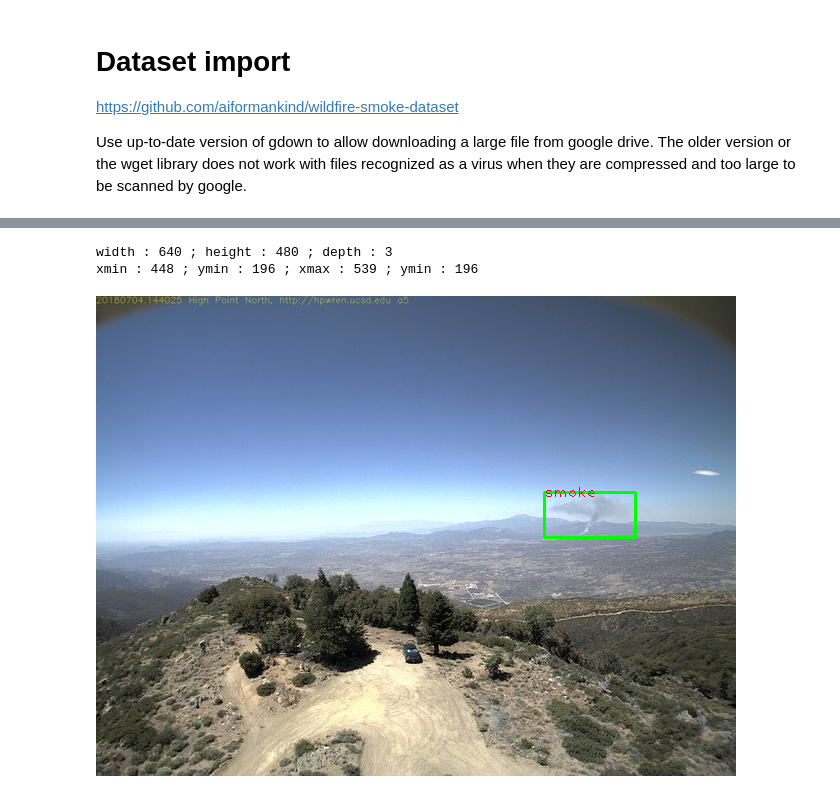
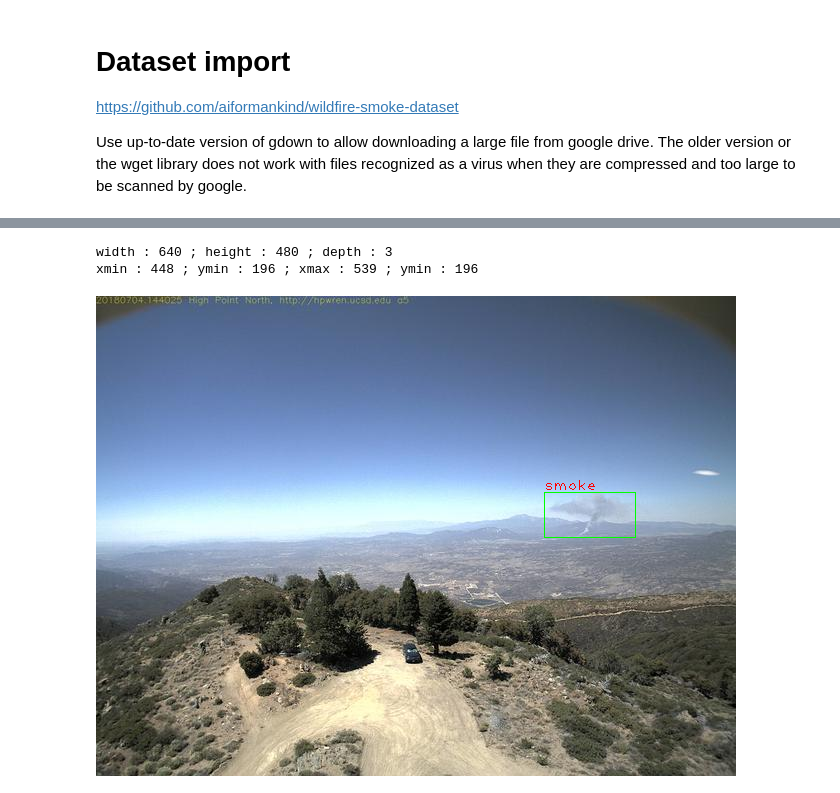
Before and after one commit to MorganPeju/inf8225_project, a Jupyter notebook: Projet_INF8225.ipynb, the cells around one changed output, grey strips where cells are left out. Cells and saved outputs as stored; diff of their text form; code cells hidden in the pictures.

```diff
--- a/Projet_INF8225.ipynb
+++ b/Projet_INF8225.ipynb
@@ -147,24 +179,46 @@ To: /content/smoke_datasets_V1.tar.gz
 # %%
-datasets_path = "datasets/annotated_bounding_box_hpwren"
-file_name = "ck0k99e6p79go0944lmxivkmv"
-img = cv2.imread(f"{datasets_path}/images/{file_name}.jpeg") # reads image
-# cv2_imshow(img)
-tree = etree.parse(f"{datasets_path}/xmls/{file_name}.xml")
-root = tree.getroot()
-size = root[4]
-box = root[6][4]
-label = root[6][0].text
-width,height,depth = int(size[0].text),int(size[1].text),int(size[2].text)
-xmin,ymin,xmax, ymax = int(box[0].text),int(box[1].text),int(box[2].text),int(box[3].text)
-print(f"width : {width} ; height : {height} ; depth : {depth}")
-print(f"xmin : {xmin} ; ymin : {ymin} ; xmax : {xmax} ; ymin : {ymin}")
+def add_box_to_image(datasets_path,file_name,print_info,save_img):
 
-color = (0,255,0) #green
-cv2.rectangle(img,(xmin,ymin),(xmax,ymax),color,2)
-font = cv2.FONT_HERSHEY_PLAIN
-cv2.putText(img,label,(xmin,ymin+5),font,1,(0,0,255),1)
-cv2_imshow(img)
+  ### Read XML
+  tree = etree.parse(f"{datasets_path}/xmls/{file_name}.xml")
+  root = tree.getroot()
+  size = root[4]
+  box = root[6][4]
+  label = root[6][0].text
+  width,height,depth = int(size[0].text),int(size[1].text),int(size[2].text)
+  xmin,ymin,xmax, ymax = int(box[0].text),int(box[1].text),int(box[2].text),int(box[3].text)
+
+  ### Read Image
+  img = cv2.imread(f"{datasets_path}/images/{file_name}.jpeg")
+  color = (0,255,0) #green
+  cv2.rectangle(img,(xmin,ymin),(xmax,ymax),color,1)
+  font = cv2.FONT_HERSHEY_PLAIN
+  cv2.putText(img,label,(xmin,ymin-2),font,1,(0,0,255),1)
+
+  if print_info:
+    print(f"width : {width} ; height : {height} ; depth : {depth}")
+    print(f"xmin : {xmin} ; ymin : {ymin} ; xmax : {xmax} ; ymin : {ymin}")
+    cv2_imshow(img)
+
+  if save_img:
+    cv2.imwrite(f"datasets/box_images/{file_name}.jpeg",img)
+
+def find_file_names (datasets_path) :
+  ### image file names, the coresponding XML have the same name
+  image_files_names = []
+  files = os.walk(f"{datasets_path}/images")
+  for file in files :
+    files = file[2]
+  for file in files :
+    if file[0] != "." :
+      image_files_names.append(file[:-5])
+  return image_files_names
-# %% [output]
-width : 640 ; height : 480 ; depth : 3
-xmin : 448 ; ymin : 196 ; xmax : 539 ; ymin : 196
-[figure, removed]
+# %%
+### One test image
+datasets_path = "datasets/annotated_bounding_box_hpwren"
+file_name = "ck0k99e6p79go0944lmxivkmv"
+add_box_to_image(datasets_path,file_name,True,True)
+# %% [output]
+width : 640 ; height : 480 ; depth : 3
+xmin : 448 ; ymin : 196 ; xmax : 539 ; ymin : 196
+[figure, added]
```
Also changed, not shown: parts of 6 cells of this notebook.
